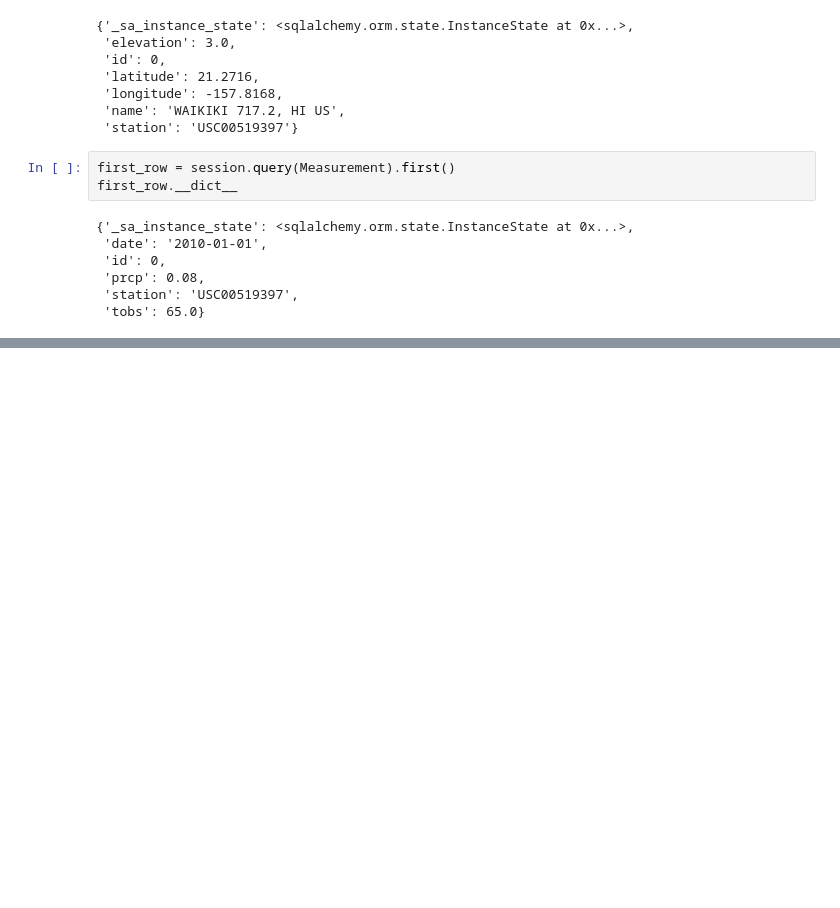
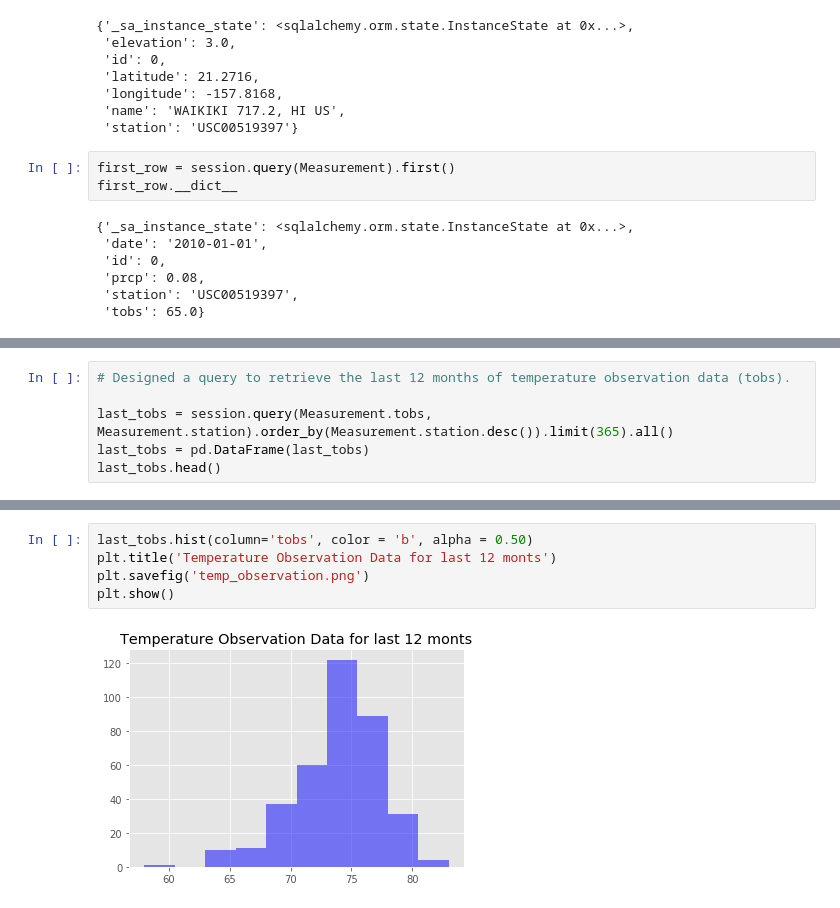
Before and after one commit to mrbalikci/sqlalchemy, a Jupyter notebook: climate_analysis.ipynb, the cells around one changed output, grey strips where cells are left out. Cells and saved outputs as stored; diff of their text form; blank space fills up the shorter version.

```diff
--- a/climate_analysis.ipynb
+++ b/climate_analysis.ipynb
@@ -105,0 +165,6 @@ print(calc_temps('2012-02-28', '2012-03-05'))
+# %%
+# Designed a query to retrieve the last 12 months of temperature observation data (tobs).
+
+last_tobs = session.query(Measurement.tobs, Measurement.station).order_by(Measurement.station.desc()).limit(365).all()
+last_tobs = pd.DataFrame(last_tobs)
+last_tobs.head()
@@ -105,0 +178,7 @@ print(calc_temps('2012-02-28', '2012-03-05'))
+# %%
+last_tobs.hist(column='tobs', color = 'b', alpha = 0.50)
+plt.title('Temperature Observation Data for last 12 monts')
+plt.savefig('temp_observation.png')
+plt.show()
+# %% [output]
+[figure, added]
```
Also changed, not shown: parts of 33 cells of this notebook, 10 other files.
